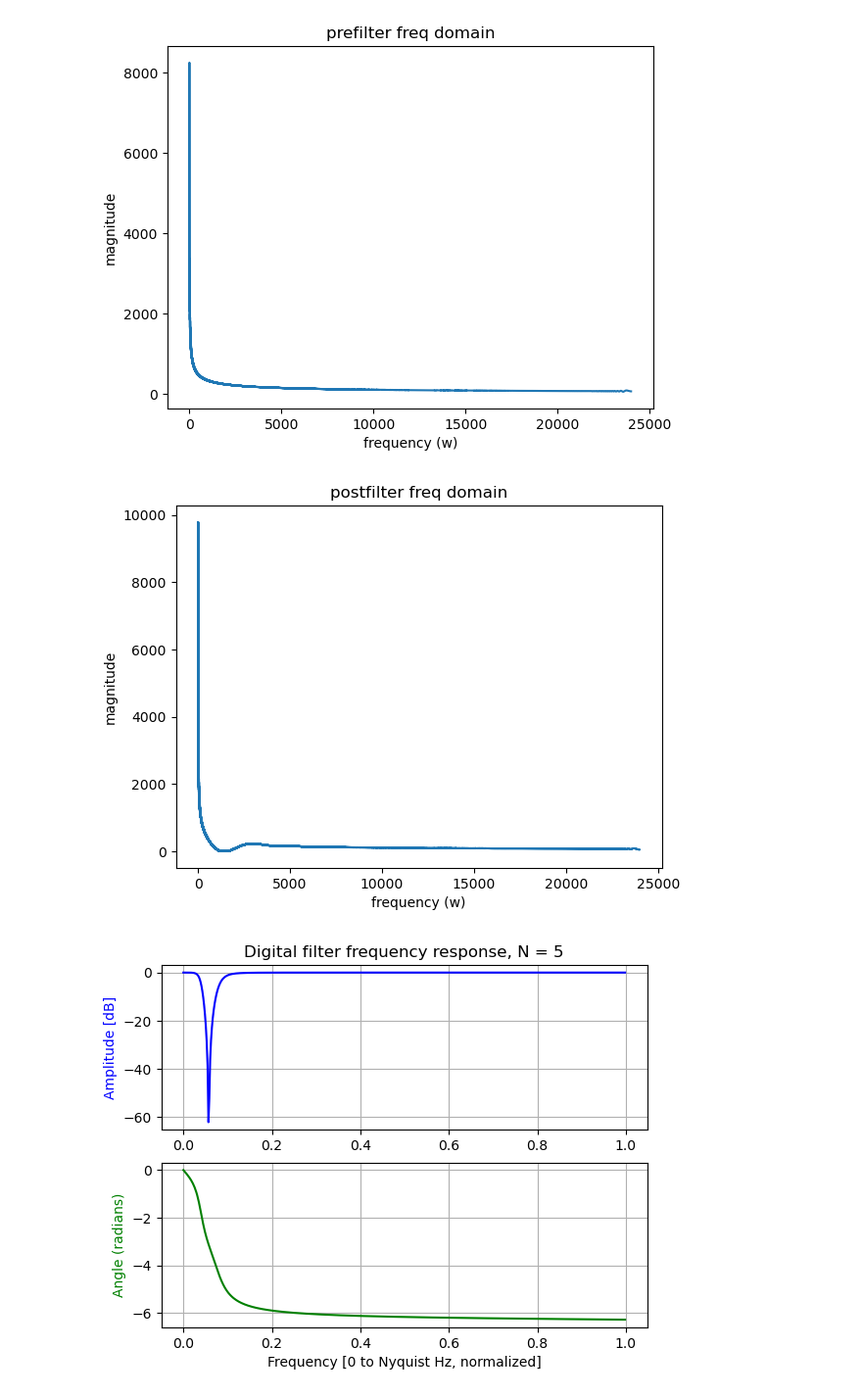
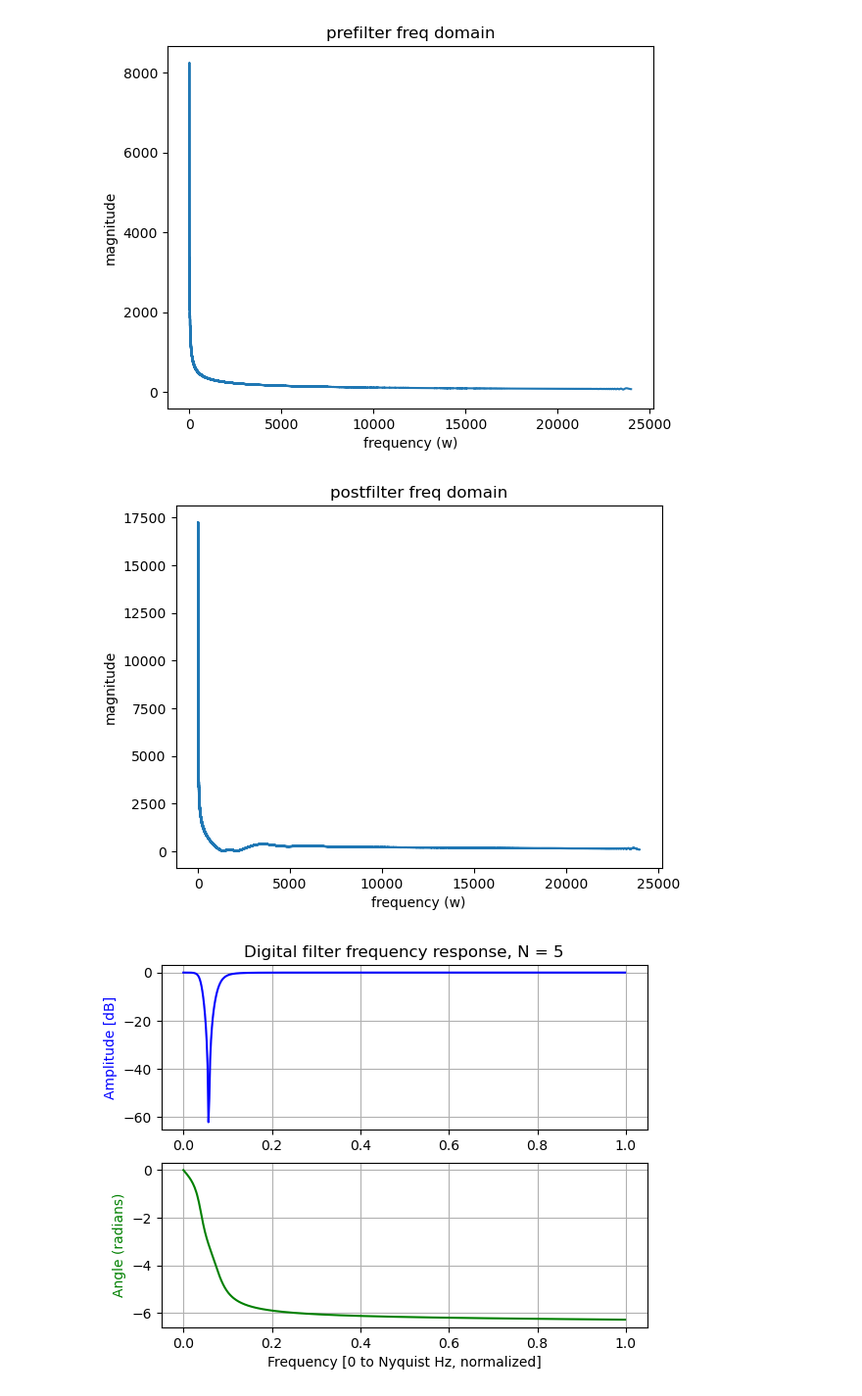
Before and after one commit to ycz011031/ECE-420, a Jupyter notebook: Lab 02/Untitled.ipynb, the cells around one changed output. Shown: that part at 98% size. Saved outputs shown, nothing was run; the diff lists cells and outputs as text; code cells hidden in the pictures.

```diff
--- a/Lab 02/Untitled.ipynb
+++ b/Lab 02/Untitled.ipynb
@@ -8,9 +8,9 @@ from scipy import signal
 sampeling_freq = 48*1000
 #b1 = signal.firwin(10,900,window = 'hamming',fs = sampeling_freq)
 #b2 = signal.firwin(10,2100,window = 'hamming',fs = sampeling_freq)
-bands = [0,700,1000,2000,2200,3000,4000,24000]
+bands = [0,500,1000,2500,3000,4000,5500,24000]
 
-b= signal.firls(45,bands,[1,1,0,0,1,1,1,1],fs=sampeling_freq)
+b= signal.firls(51,bands,[2,2,0,0,2,2,2,2],fs=sampeling_freq)
 
 # Signal analysis
 w, h = signal.freqz(b,fs=sampeling_freq)
@@ -91,34 +91,36 @@ F_s = 48000
 t = [i / F_s for i in range(2 * F_s)]
 test_data = signal.chirp(t, 1, t[-1], 24000, method='logarithmic')
 
 
 x = np.linspace(0,len(test_data))
 
 
 ##plt.plot(test_data,)
 
 test_fft = np.fft.rfft(test_data)
 test_freq = np.fft.fftfreq(test_fft.size,1/F_s)
 test_freq1 = np.linspace(0,24000,len(test_fft))
 plt.figure()
 plt.title('prefilter freq domain')
 plt.xlabel('frequency (w)')
 plt.ylabel('magnitude')
 plt.plot(test_freq1,abs(test_fft))
+plt.plot(1000,0)
+plt.plot(2000,0)
 plt.figure()
 
 data_out = apply_FIR(b,test_data)
 data_out_fft = np.fft.fft(data_out)
 data_freq = np.fft.fftfreq(data_out_fft.size,1/F_s)
 
 plt.plot(abs(data_freq),abs(data_out_fft))
 plt.title('postfilter freq domain')
 plt.xlabel('frequency (w)')
 plt.ylabel('magnitude')
 plt.show()
 # %% [output]
 [figure]
-[figure, old version]
+[figure, new version]
 # %%
 sampeling_freq = 48*1000
 b,a = signal.butter(2,[900,2100],'bandstop',fs = sampeling_freq)
```
Also changed, not shown: parts of 1 cell of this notebook, 10 other files.
